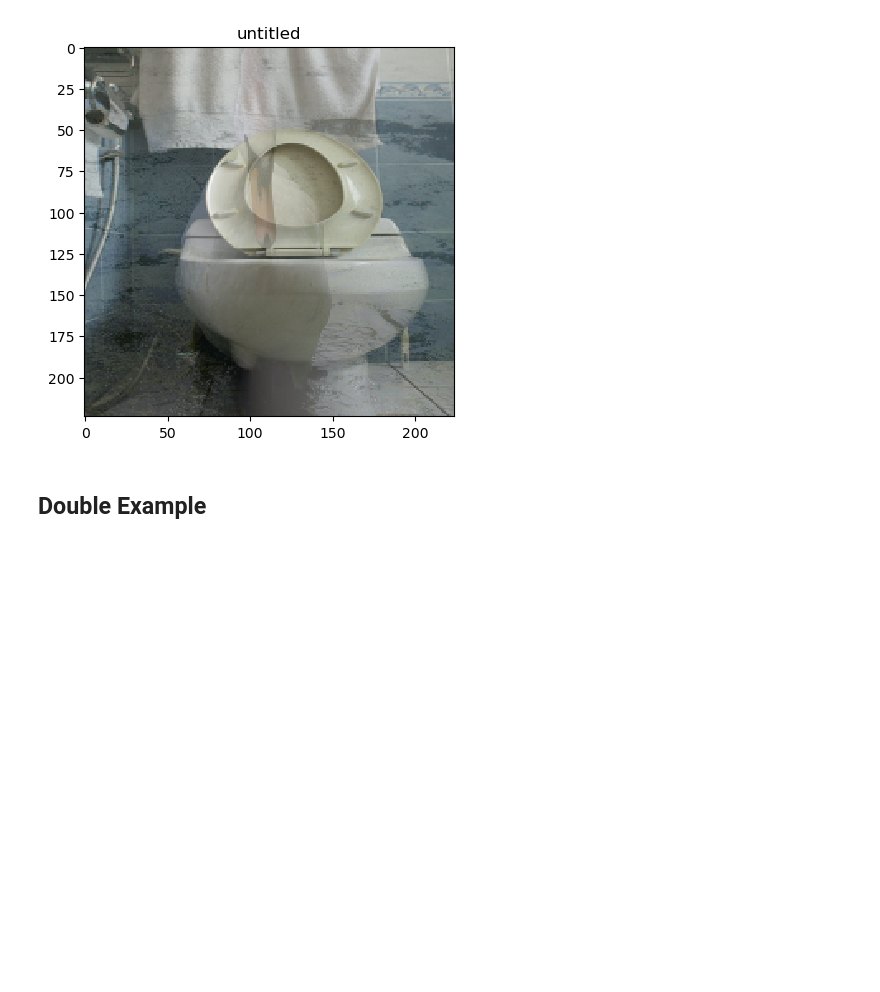
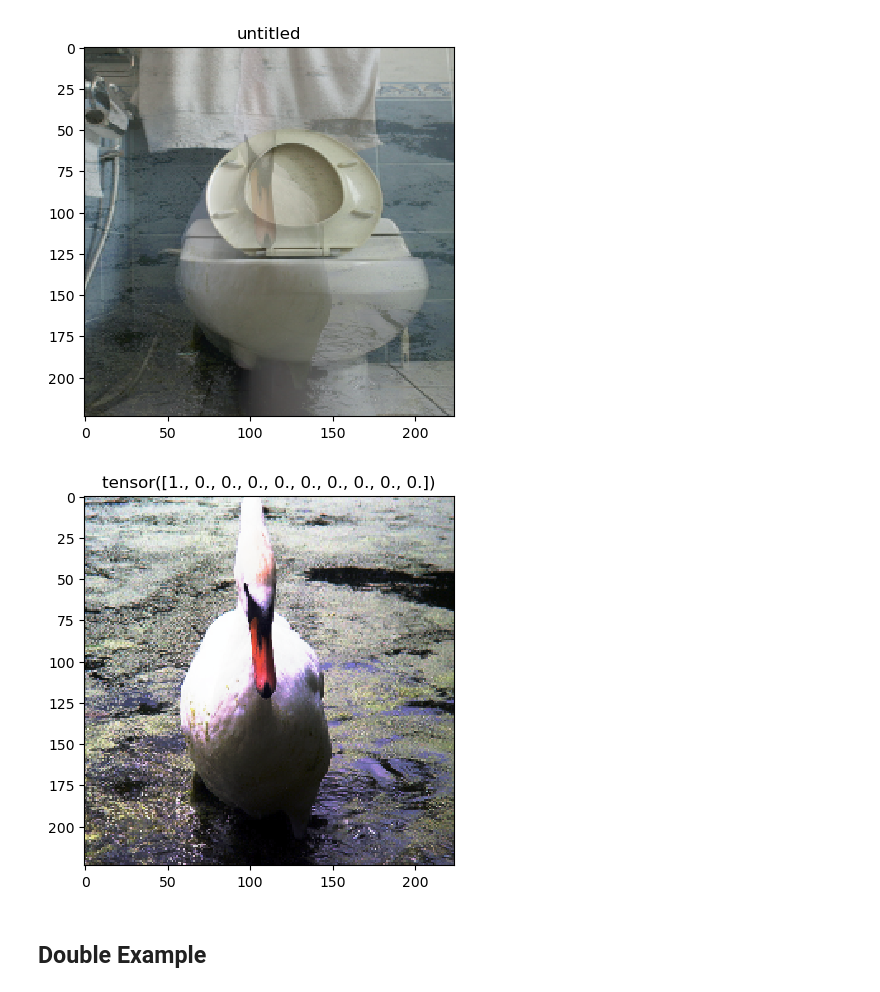
Before and after one commit to IvanSunjg/Advanced-Vision, a Jupyter notebook: colab/examples.ipynb, the cells around one changed output. Drawn from its saved outputs; the diff is of its cells as text; code cells hidden in the pictures; blank space fills up the shorter version.

```diff
--- a/colab/examples.ipynb
+++ b/colab/examples.ipynb
@@ -113,6 +113,27 @@ target
  tensor([0.3000, 0.0000, 0.0000, 0.0000, 0.0000, 0.0000, 0.0000, 0.0000, 0.0000,
         0.7000])
 [figure]
+# %%
+dataset = resnet_dataset.ResNetImageFolder(
+    'train_sub',
+    {
+        0: transforms.Compose([
+            transforms.AutoAugment(),
+            transforms.ToTensor(),
+            transforms.Normalize(mean, std),
+            transforms.Resize((256,256)),
+            transforms.CenterCrop(224),
+        ])
+    }
+)
+
+dataloader = torch.utils.data.DataLoader(dataset, batch_size=6, shuffle=False, num_workers=0)
+
+for inputs, labels in dataloader:
+    utils.imshow(inputs[0], labels[0])
+    break
+# %% [output]
+[figure, added]
 # %% [markdown]
 ## Double Example
 # %%
```
Also changed, not shown: 4 other files.
